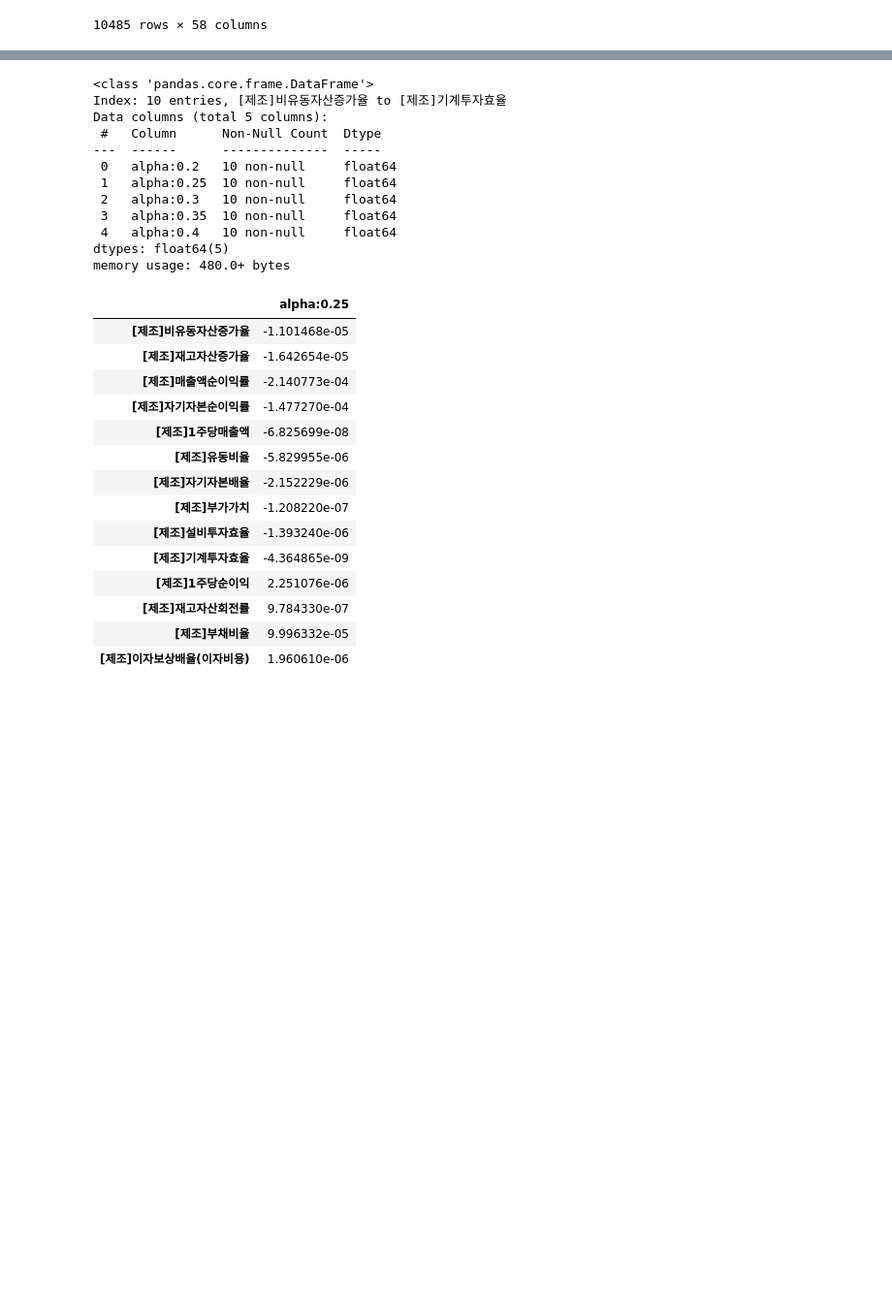
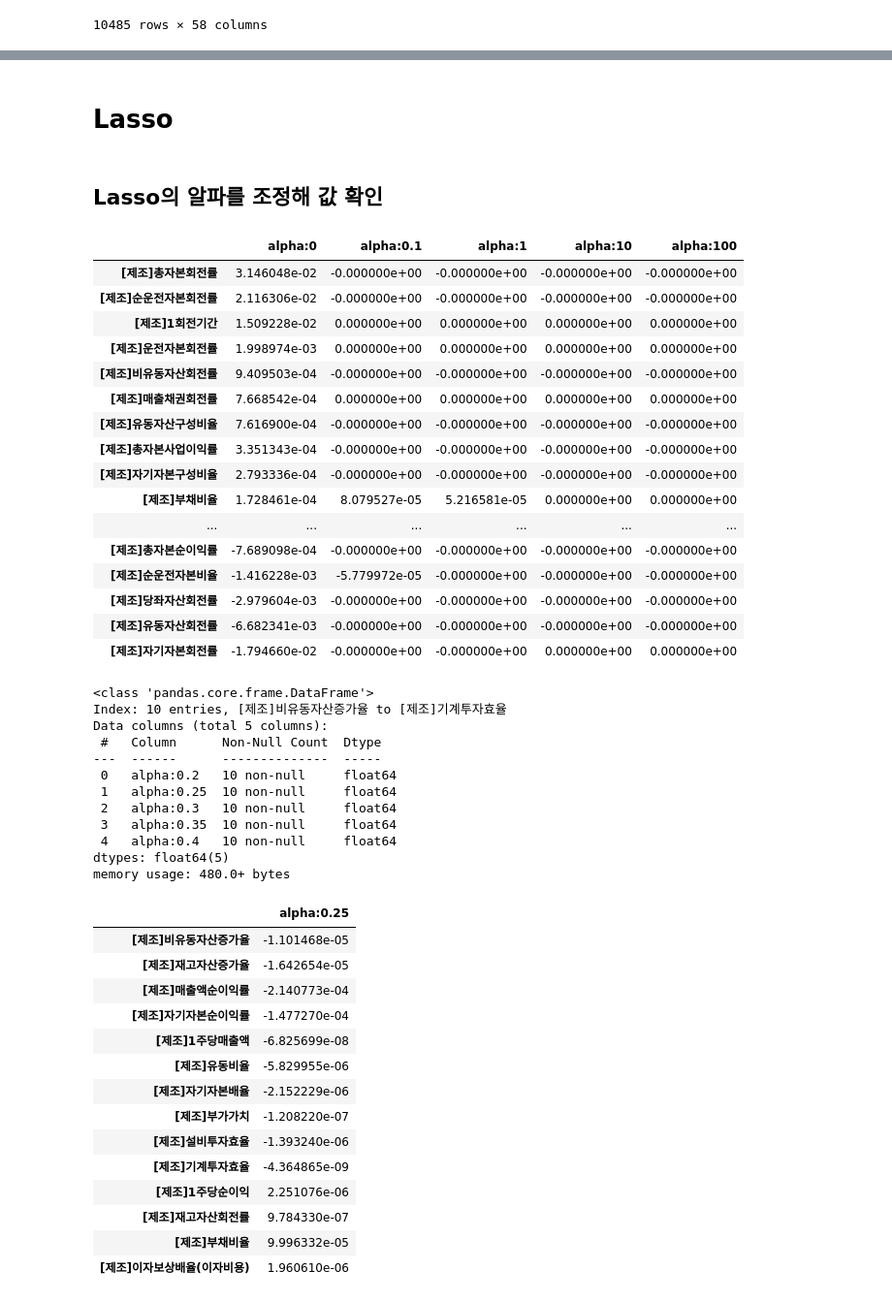
Before and after one commit to Sunghwi01/Project2, a Jupyter notebook: 라쏘.ipynb, the cells around one changed output, grey strips where cells are left out. Shown: that part at 97% size. Drawn from its saved outputs; the diff is of its cells as text; code cells hidden in the pictures; blank space fills up the shorter version.

```diff
--- a/라쏘.ipynb
+++ b/라쏘.ipynb
@@ -71,6 +95,8 @@ coeff_df.sort_values(by=sort_column, ascending=False)
+# %% [markdown]
+# Lasso
 # %%
 lasso = Lasso(alpha = 10)
-alphas =[0.25]
+alphas =[0,0.1,1,10,100]
 
 
 # fig, axs = plt.subplots(figsize = (18,6), nrows = 1, ncols=5)
@@ -85,10 +111,31 @@ for pos, alpha in enumerate(alphas):
     coeff_df[colname] = coeff
 
     coeff = coeff.sort_values(ascending=False)
+# %% [markdown]
+## Lasso의 알파를 조정해 값 확인
 # %%
-lasso_alphas =[0.25]
+lasso_alphas =[0,0.1,1,10,100]
+
 sort_column = 'alpha:'+str(lasso_alphas[0])
 coeff_df.sort_values(by=sort_column, ascending=False)
+# %% [output]
+|  | alpha:0 | alpha:0.1 | alpha:1 | alpha:10 | alpha:100 |
+| [제조]총자본회전률 | 3.146048e-02 | -0.000000e+00 | -0.000000e+00 | -0.000000e+00 | -0.000000e+00 |
+| [제조]순운전자본회전률 | 2.116306e-02 | -0.000000e+00 | -0.000000e+00 | -0.000000e+00 | -0.000000e+00 |
+| [제조]1회전기간 | 1.509228e-02 | 0.000000e+00 | 0.000000e+00 | 0.000000e+00 | 0.000000e+00 |
+| [제조]운전자본회전률 | 1.998974e-03 | 0.000000e+00 | 0.000000e+00 | 0.000000e+00 | 0.000000e+00 |
+| [제조]비유동자산회전률 | 9.409503e-04 | -0.000000e+00 | -0.000000e+00 | -0.000000e+00 | -0.000000e+00 |
+| [제조]매출채권회전률 | 7.668542e-04 | 0.000000e+00 | 0.000000e+00 | 0.000000e+00 | 0.000000e+00 |
+| [제조]유동자산구성비율 | 7.616900e-04 | -0.000000e+00 | -0.000000e+00 | -0.000000e+00 | -0.000000e+00 |
+| [제조]총자본사업이익률 | 3.351343e-04 | -0.000000e+00 | -0.000000e+00 | -0.000000e+00 | -0.000000e+00 |
+| [제조]자기자본구성비율 | 2.793336e-04 | -0.000000e+00 | -0.000000e+00 | -0.000000e+00 | -0.000000e+00 |
+| [제조]부채비율 | 1.728461e-04 | 8.079527e-05 | 5.216581e-05 | 0.000000e+00 | 0.000000e+00 |
+| ... | ... | ... | ... | ... | ... |
+| [제조]총자본순이익률 | -7.689098e-04 | -0.000000e+00 | -0.000000e+00 | -0.000000e+00 | -0.000000e+00 |
+| [제조]순운전자본비율 | -1.416228e-03 | -5.779972e-05 | -0.000000e+00 | -0.000000e+00 | -0.000000e+00 |
+| [제조]당좌자산회전률 | -2.979604e-03 | -0.000000e+00 | -0.000000e+00 | -0.000000e+00 | -0.000000e+00 |
+| [제조]유동자산회전률 | -6.682341e-03 | -0.000000e+00 | -0.000000e+00 | -0.000000e+00 | -0.000000e+00 |
+| [제조]자기자본회전률 | -1.794660e-02 | -0.000000e+00 | -0.000000e+00 | 0.000000e+00 | 0.000000e+00 |
 # %%
 
 a = coeff_df[coeff_df["alpha:0.25"]<-0.0000000001]
```
Also changed, not shown: parts of 4 cells of this notebook, 1 other file.
